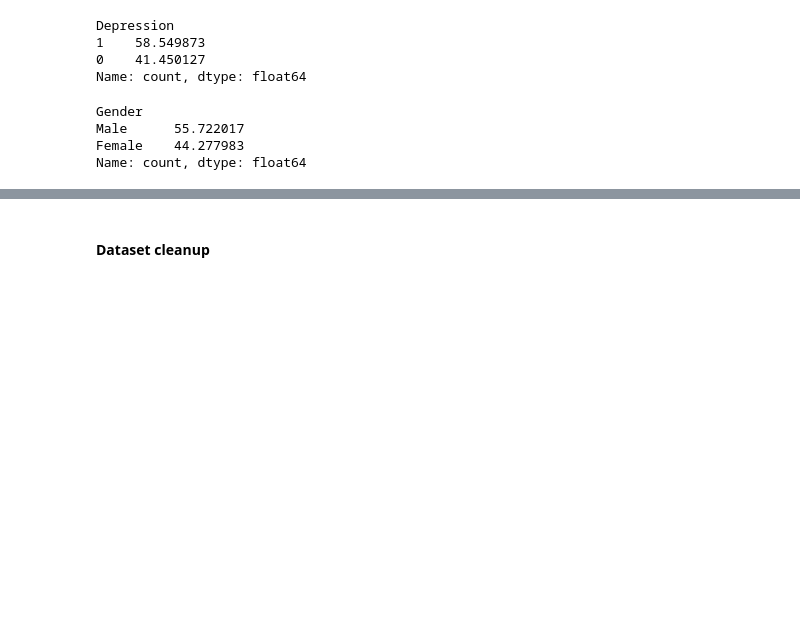
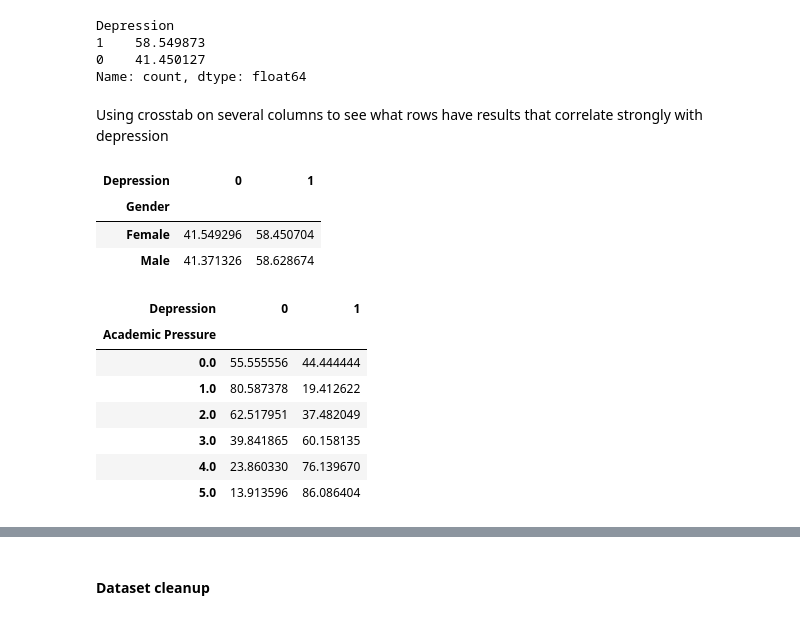
Before and after one commit to paranjaa/ece1508-student-depression-project, a Jupyter notebook: ECE1508_Project.ipynb, the cells around one changed output, grey strips where cells are left out. Saved outputs shown, nothing was run; the diff lists cells and outputs as text; code cells hidden in the pictures; blank space fills up the shorter version.

```diff
--- a/ECE1508_Project.ipynb
+++ b/ECE1508_Project.ipynb
@@ -96,10 +95,27 @@ Depression
 1    58.549873
 0    41.450127
 Name: count, dtype: float64
-# %%
-print ((df['Gender'].value_counts()) / len(df) * 100)
-# %% [output]
-Gender
-Male      55.722017
-Female    44.277983
-Name: count, dtype: float64
+# %% [markdown]
+Using crosstab on several columns to see what rows have results that correlate strongly with depression
+# %%
+# Using crosstab on each row to look for correlation w/ depression
+pd.crosstab(df['Gender'], df['Depression'], normalize='index') * 100
+# Depression rates amongst genders isn't that different (figured there'd be some difference?) not useful for checking
+# %% [output]
+| Depression | 0 | 1 |
+| Gender |  |  |
+| Female | 41.549296 | 58.450704 |
+| Male | 41.371326 | 58.628674 |
+# %%
+pd.crosstab(df['Academic Pressure'], df['Depression'], normalize='index') * 100
+# propbably expected, but increasing rates of depression for higher levels of academic pressure
+# kind of unsure why 0.0 is higher than 1.0? Possibly from null answers, or sampling confusion?
+# %% [output]
+| Depression | 0 | 1 |
+| Academic Pressure |  |  |
+| 0.0 | 55.555556 | 44.444444 |
+| 1.0 | 80.587378 | 19.412622 |
+| 2.0 | 62.517951 | 37.482049 |
+| 3.0 | 39.841865 | 60.158135 |
+| 4.0 | 23.860330 | 76.139670 |
+| 5.0 | 13.913596 | 86.086404 |
```
Also changed, not shown: parts of 32 cells of this notebook.
